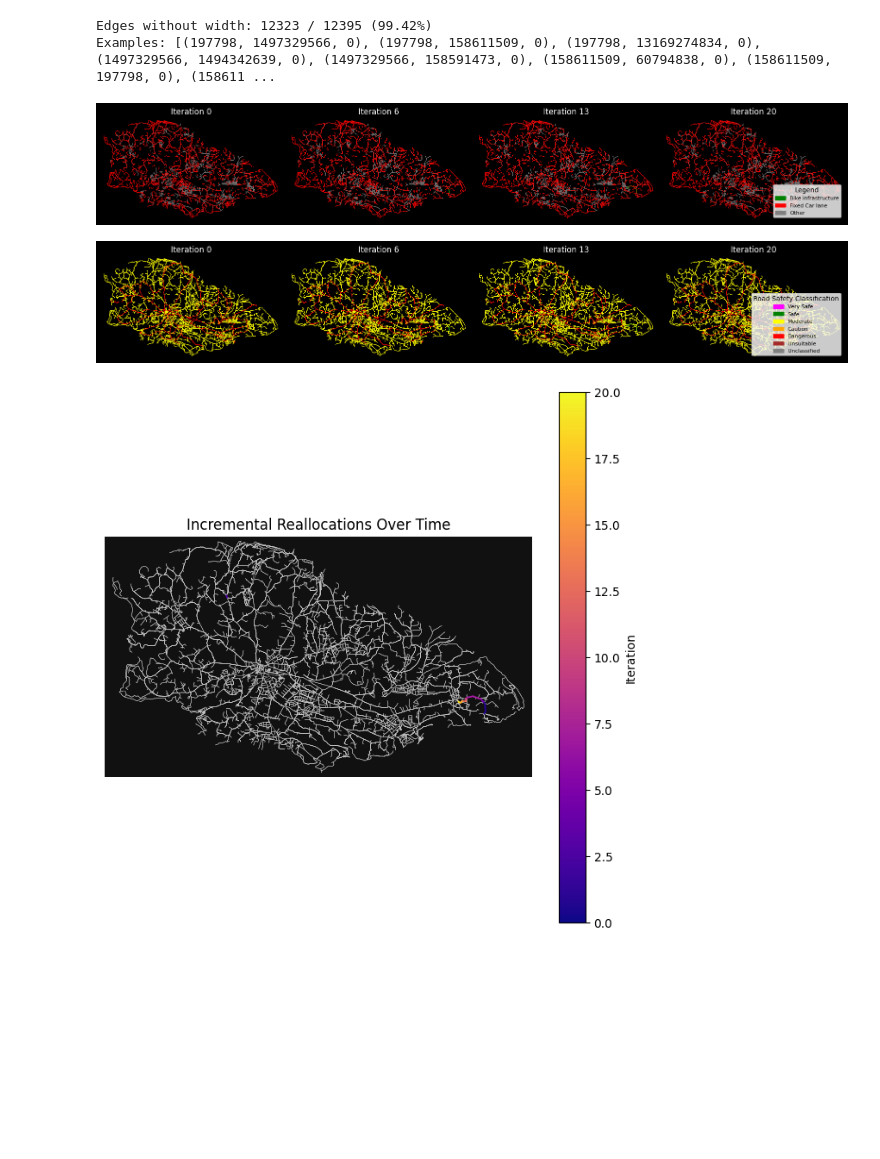
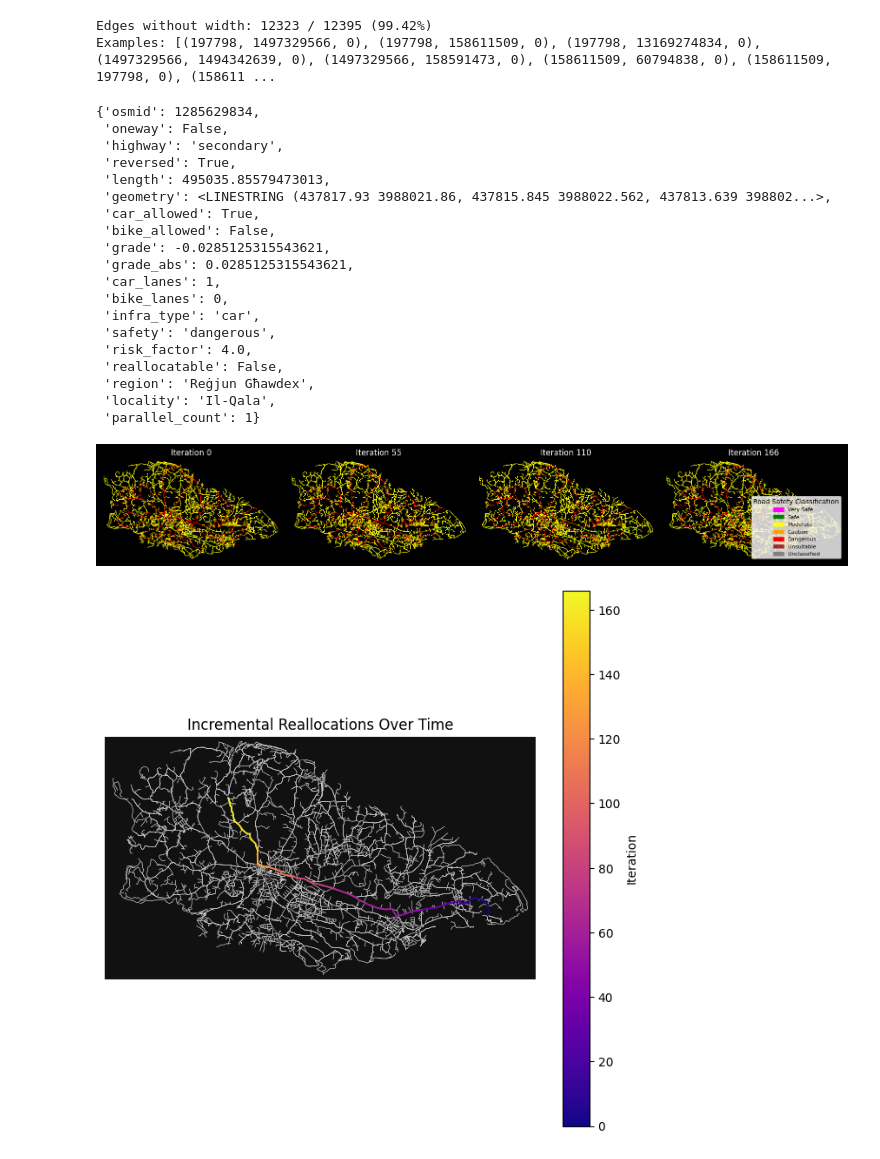
Before and after one commit to Matthew-Pirotta/FYP-OpenPaths, a Jupyter notebook: Code/main.ipynb, the cells around one changed output. Drawn from its saved outputs; the diff is of its cells as text; code cells hidden in the pictures; blank space fills up the shorter version.

```diff
--- a/Code/main.ipynb
+++ b/Code/main.ipynb
@@ -366,12 +366,12 @@ investigate_k_diff(G_master,max_k=50, seed=12, step=10)
 #TODO getting new very safe edges even tho nothing got allocated?
 heuristics = {
     "L2S": heuristic.heuristic_L2S,
-    "CC": heuristic.heuristic_CC,
-    "L2C": heuristic.heuristic_L2C,
-    "R2C": heuristic.heuristic_R2C,
-    "Random": heuristic.heuristic_random,
-    "edge_betweenness": heuristic.heuristic_edge_betweenness_centrality,
-    "edge_closeness_centrality": heuristic.heuristic_edge_closeness_centrality,
+    #"CC": heuristic.heuristic_CC,
+    #"L2C": heuristic.heuristic_L2C,
+    #"R2C": heuristic.heuristic_R2C,
+    #"Random": heuristic.heuristic_random,
+    #"edge_betweenness": heuristic.heuristic_edge_betweenness_centrality,
+    #"edge_closeness_centrality": heuristic.heuristic_edge_closeness_centrality,
 }
 
 chosen_localities = {"Birkirkara", "Il-Birgu"}  # use set for fast membership
@@ -384,7 +384,7 @@ for name, func in heuristics.items():
     df = graph_optimisation.run_global(
         G_master,
         heuristic_func=func,
-        n_iterations=10,
+        n_iterations=100,
         max_workers=7,
         EVALUATION_MOD=1,
         k_sample = 25,
@@ -488,22 +461,43 @@ print("Examples:", missing[:10])
 # %% [output]
 Edges without width: 12323 / 12395 (99.42%)
 Examples: [(197798, 1497329566, 0), (197798, 158611509, 0), (197798, 13169274834, 0), (1497329566, 1494342639, 0), (1497329566, 158591473, 0), (158611509, 60794838, 0), (158611509, 197798, 0), (158611 ...
+# %%
+G_master[4552382185][1534377155][0]
+# %% [output]
+{'osmid': 1285629834,
+ 'oneway': False,
+ 'highway': 'secondary',
+ 'reversed': True,
+ 'length': 495035.85579473013,
+ 'geometry': <LINESTRING (437817.93 3988021.86, 437815.845 3988022.562, 437813.639 398802...>,
+ 'car_allowed': True,
+ 'bike_allowed': False,
+ 'grade': -0.0285125315543621,
+ 'grade_abs': 0.0285125315543621,
+ 'car_lanes': 1,
+ 'bike_lanes': 0,
+ 'infra_type': 'car',
+ 'safety': 'dangerous',
+ 'risk_factor': 4.0,
+ 'reallocatable': False,
+ 'region': 'Reġjun Għawdex',
+ 'locality': 'Il-Qala',
+ 'parallel_count': 1}
 # %%
 diff_log_series = optimised_locality_heuristic_df["diff_log"]
 diff_log = diff_log_series.explode().dropna().tolist()
 
-plotting.plot_snapshots(graph_util.make_bikeable_subgraph(G_master), diff_log, num_snapshots=4, show_classification=False)
+#plotting.plot_snapshots(graph_util.make_bikeable_subgraph(G_master), diff_log, num_snapshots=4, show_classification=False)
 plotting.plot_snapshots(G_master, diff_log, num_snapshots=4, show_classification=True)
 
 
 #TODO there seems to be multiple edges beneath each other?
 # %% [output]
-[figure, old version]
+[figure, new version]
-[figure, removed]
 # %%
 plotting.plot_network_evolution2(G_master, diff_log)
 # %% [output]
-[figure, old version]
+[figure, new version]
 # %%
 union_geom = optimised_locality_heuristic_df["union_geom"].iloc[-1]
 plotting.plot_coverage(G_master, union_geom)
```
Also changed, not shown: parts of 6 cells of this notebook, 2 other files.
